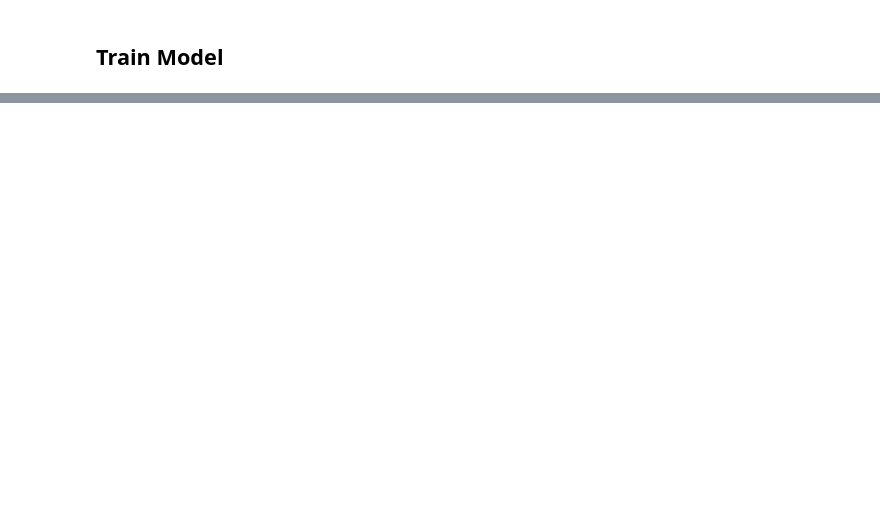
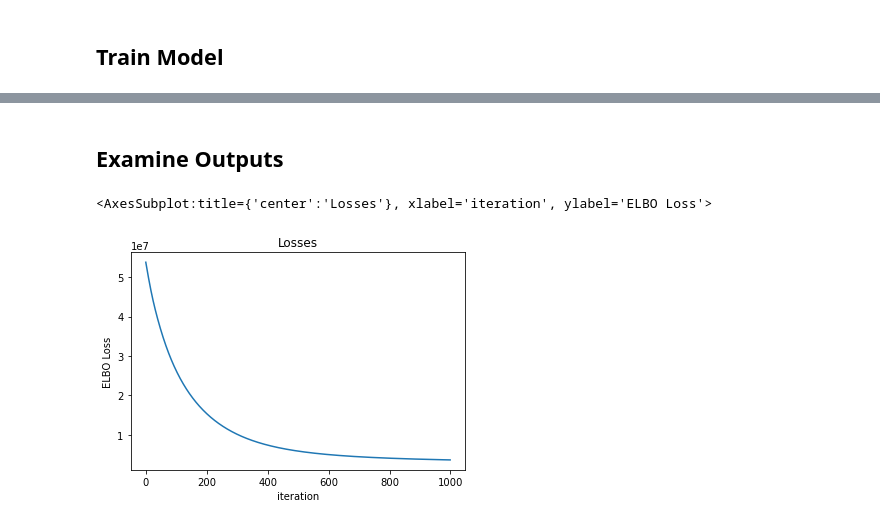
Before and after one commit to broadinstitute/temporal-rna-seq-deconvolution, a Jupyter notebook: pyro-ebov-deconvolution-simplified.ipynb, the cells around one changed output, grey strips where cells are left out. Saved outputs shown, nothing was run; the diff lists cells and outputs as text; code cells hidden in the pictures; blank space fills up the shorter version.

Commit message:
updates to simplified model

```diff
--- a/pyro-ebov-deconvolution-simplified.ipynb
+++ b/pyro-ebov-deconvolution-simplified.ipynb
@@ -555,0 +390,18 @@ plt.hist(, bins=50);
+# %%
+bulk_anndata = bulk_anndata[:,bulk_anndata.var['dpi_time'] >= 0,]
+# %%
+ebov_dataset = DeconvolutionDataset(
+    sc_anndata = sc_anndata,
+    sc_celltype_col = "Subclustering_reduced",
+    bulk_anndata = bulk_anndata,
+    bulk_time_col = "dpi_time",
+    dtype_np = dtype_np
+)
+# %%
+pseudo_time_reg_deconv = TimeRegularizedDeconvolution(
+    dataset=ebov_dataset,
+    polynomial_degree = 10,
+    device=device,
+    dtype=dtype)
+# %%
+pseudo_time_reg_deconv.fit_model(n_iters=1000)
@@ -555,0 +419,7 @@ plt.hist(, bins=50);
+# %% [markdown]
+## Examine Outputs
+# %%
+pseudo_time_reg_deconv.plot_loss()
+# %% [output]
+<AxesSubplot:title={'center':'Losses'}, xlabel='iteration', ylabel='ELBO Loss'>
+[figure, added]
```
Also changed, not shown: parts of 50 cells of this notebook.
